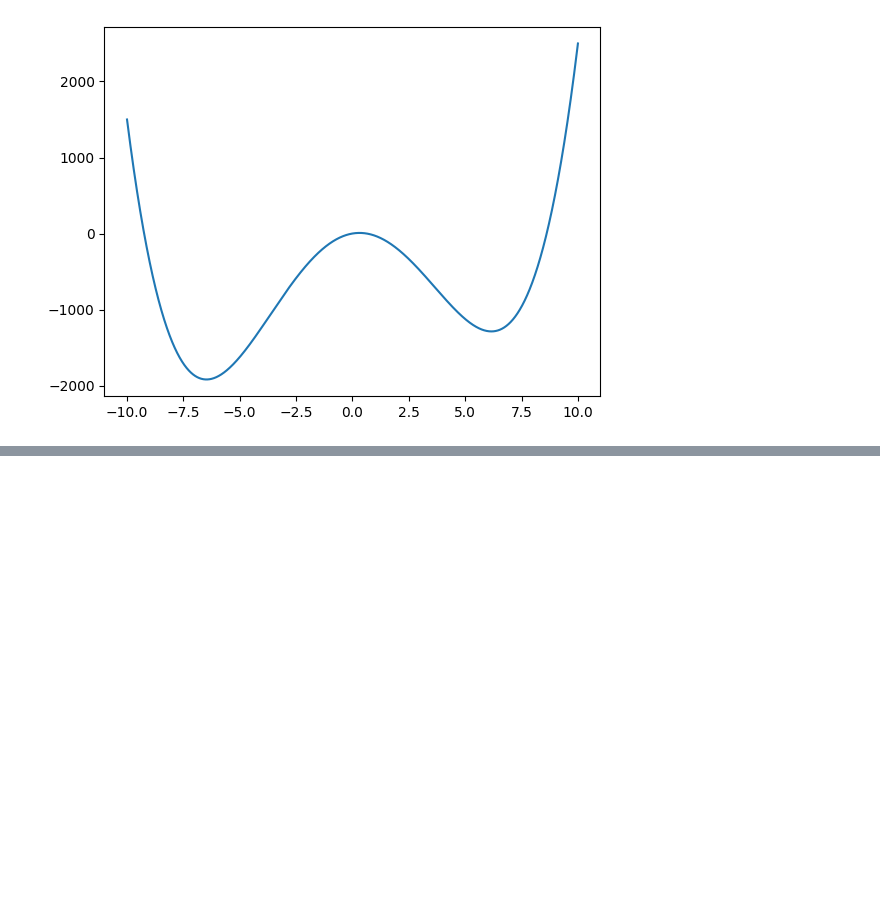
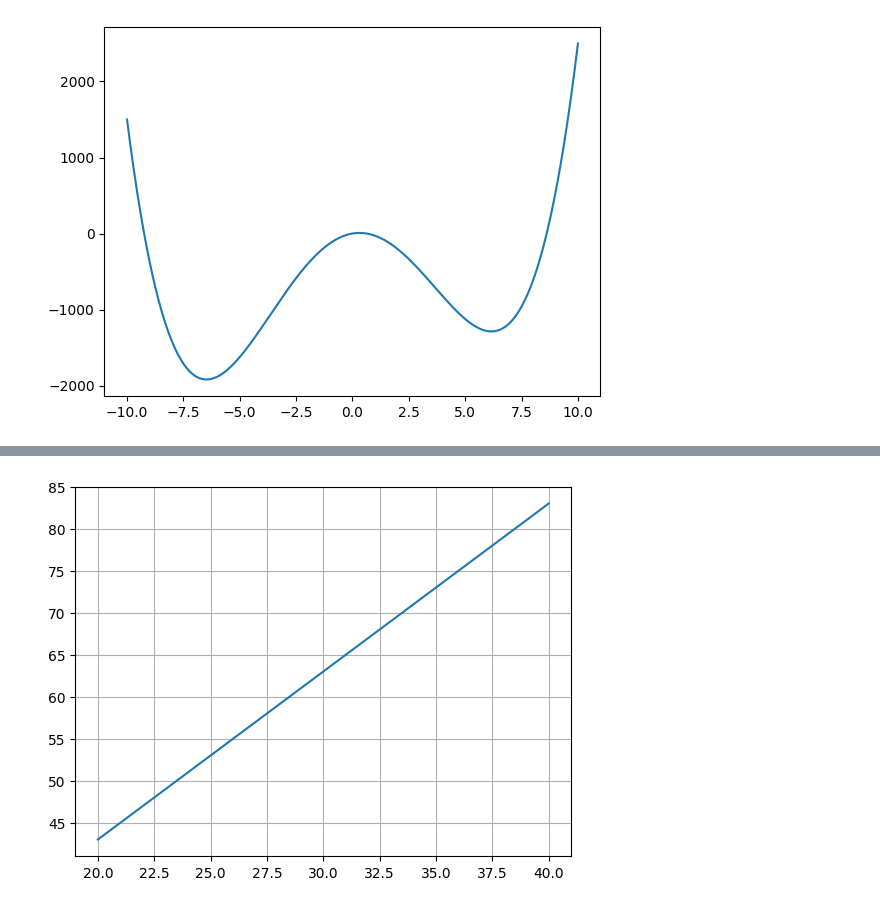
Before and after one commit to aminuddin1234/Artificial_inteligent_and_machine_learning_course, a Jupyter notebook: AI & ML courses/Day 14 - Calculus/Slopes and Gradients.ipynb, the cells around one changed output, grey strips where cells are left out. Saved outputs shown, nothing was run; the diff lists cells and outputs as text; code cells hidden in the pictures; blank space fills up the shorter version.

```diff
--- a/AI & ML courses/Day 14 - Calculus/Slopes and Gradients.ipynb
+++ b/AI & ML courses/Day 14 - Calculus/Slopes and Gradients.ipynb
@@ -132,0 +165,7 @@ plt.plot(x,result)
+# %%
+x = np.linspace(20,40)
+y = 2*(x) + 3
+plt.plot(x,y)
+plt.grid(True)
+# %% [output]
+[figure, added]
```
Also changed, not shown: parts of 8 cells of this notebook, 1 other file.
